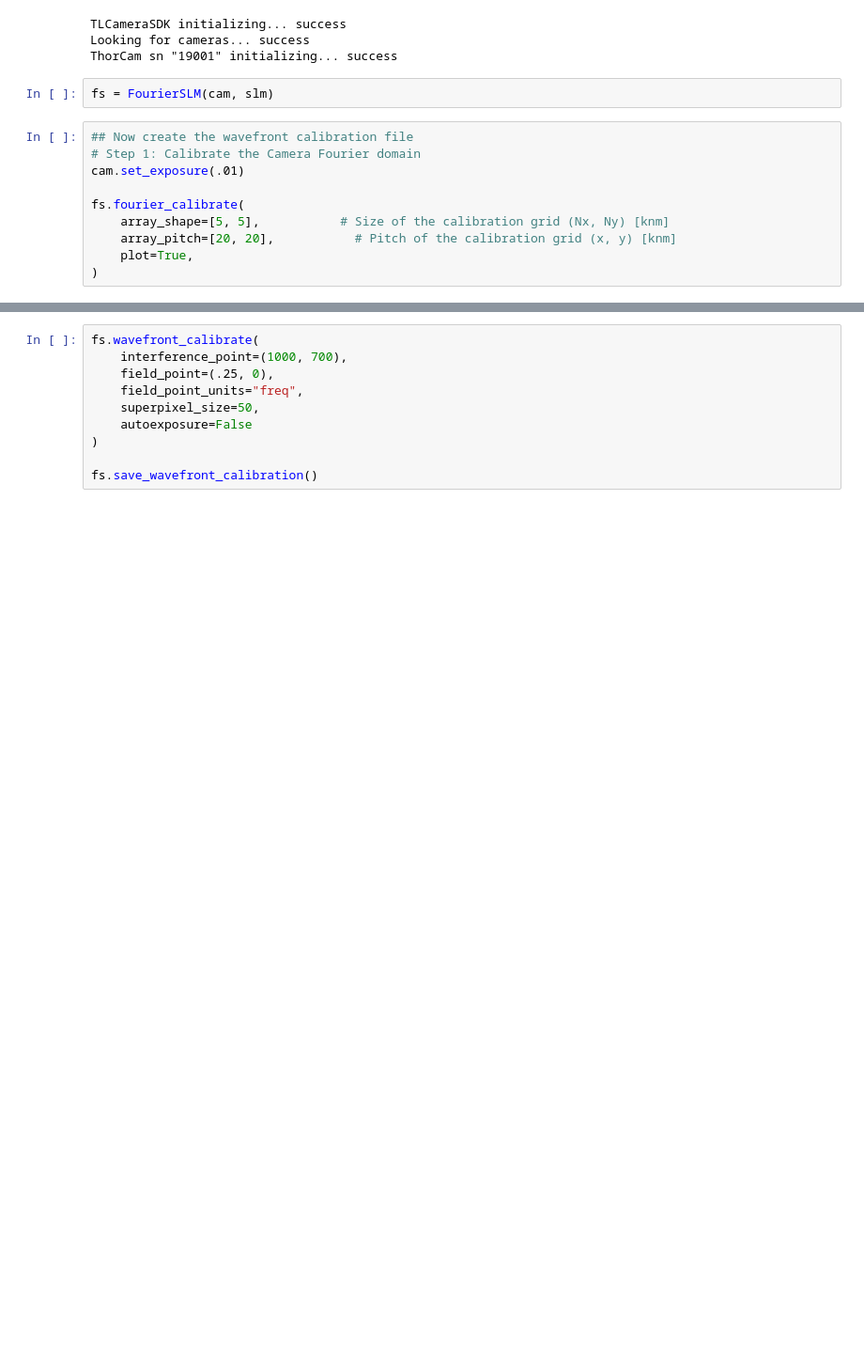
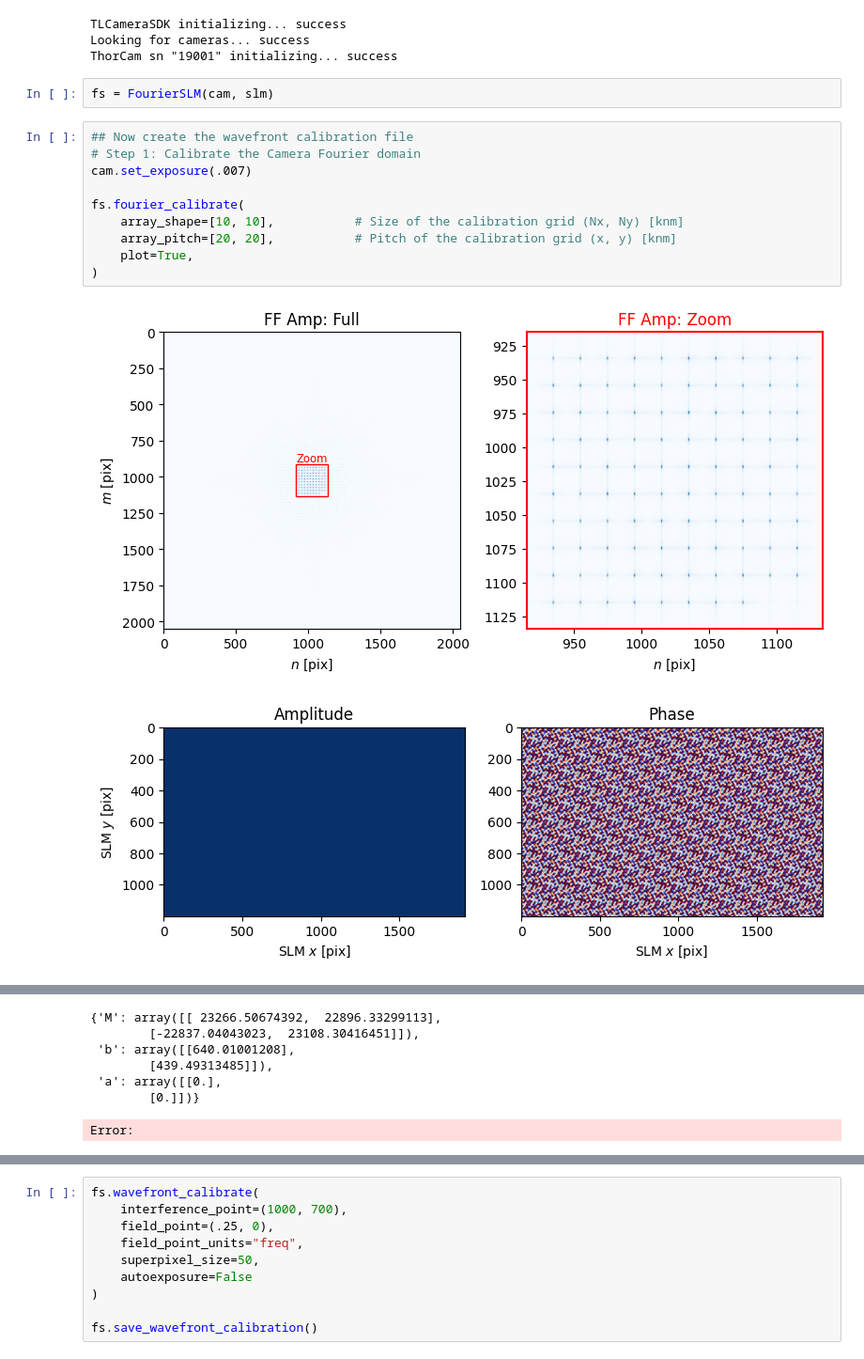
Before and after one commit to nsong03/Ultracold-Research, a Jupyter notebook: GWS-Summer2024/initslm/calibration_superpixels.ipynb, the cells around one changed output, grey strips where cells are left out. Shown at 94% size. Drawn from its saved outputs; the diff is of its cells as text; blank space fills up the shorter version.

```diff
--- a/GWS-Summer2024/initslm/calibration_superpixels.ipynb
+++ b/GWS-Summer2024/initslm/calibration_superpixels.ipynb
@@ -88,10 +88,13 @@ fs = FourierSLM(cam, slm)
 # %%
 ## Now create the wavefront calibration file
 # Step 1: Calibrate the Camera Fourier domain
-cam.set_exposure(.01)
+cam.set_exposure(.007)
 
 fs.fourier_calibrate(
-    array_shape=[5, 5],           # Size of the calibration grid (Nx, Ny) [knm]
+    array_shape=[10, 10],           # Size of the calibration grid (Nx, Ny) [knm]
     array_pitch=[20, 20],           # Pitch of the calibration grid (x, y) [knm]
     plot=True,
 )
+# %% [output]
+[figure, added]
+[figure, added]
@@ -98,2 +103,9 @@ fs.fourier_calibrate(
+{'M': array([[ 23266.50674392,  22896.33299113],
+        [-22837.04043023,  23108.30416451]]),
+ 'b': array([[640.01001208],
+        [439.49313485]]),
+ 'a': array([[0.],
+        [0.]])}
+Error:
 # %%
 # Step 2: Test a single superpixel
```
Also changed, not shown: parts of 2 cells of this notebook, 5 other files.
